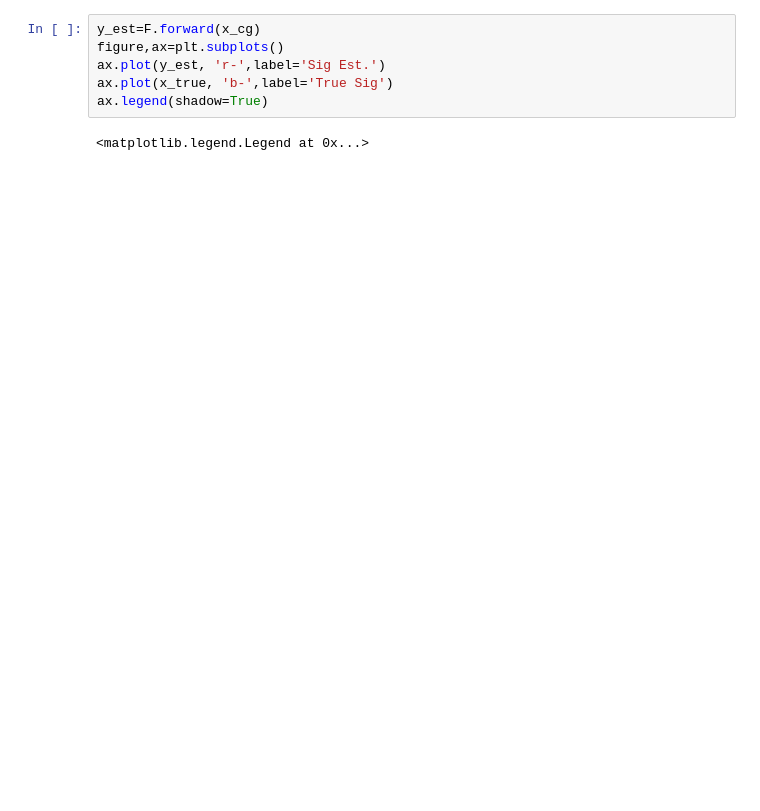
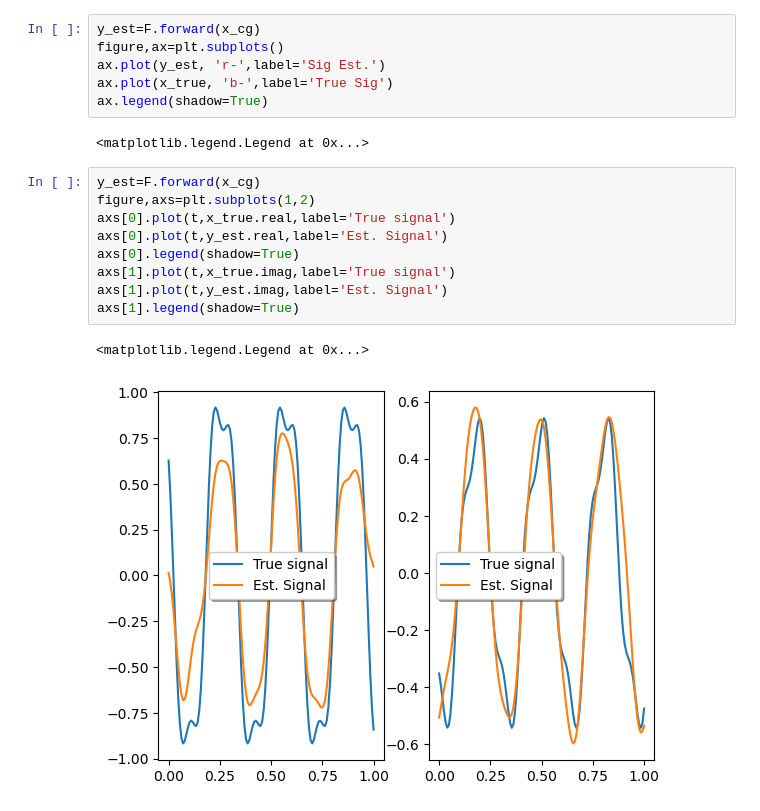
Before and after one commit to tagarelab/mr_recon_cg, a Jupyter notebook: admm_l2_l1.ipynb, the cells around one changed output. Saved outputs shown, nothing was run; the diff lists cells and outputs as text; blank space fills up the shorter version.

```diff
--- a/admm_l2_l1.ipynb
+++ b/admm_l2_l1.ipynb
@@ -150,3 +160,15 @@ ax.plot(x_true, 'b-',label='True Sig')
 ax.legend(shadow=True)
 # %% [output]
 <matplotlib.legend.Legend at 0x...>
+# %%
+y_est=F.forward(x_cg)
+figure,axs=plt.subplots(1,2)
+axs[0].plot(t,x_true.real,label='True signal')
+axs[0].plot(t,y_est.real,label='Est. Signal')
+axs[0].legend(shadow=True)
+axs[1].plot(t,x_true.imag,label='True signal')
+axs[1].plot(t,y_est.imag,label='Est. Signal')
+axs[1].legend(shadow=True)
+# %% [output]
+<matplotlib.legend.Legend at 0x...>
+[figure, added]
```
Also changed, not shown: parts of 4 cells of this notebook.
